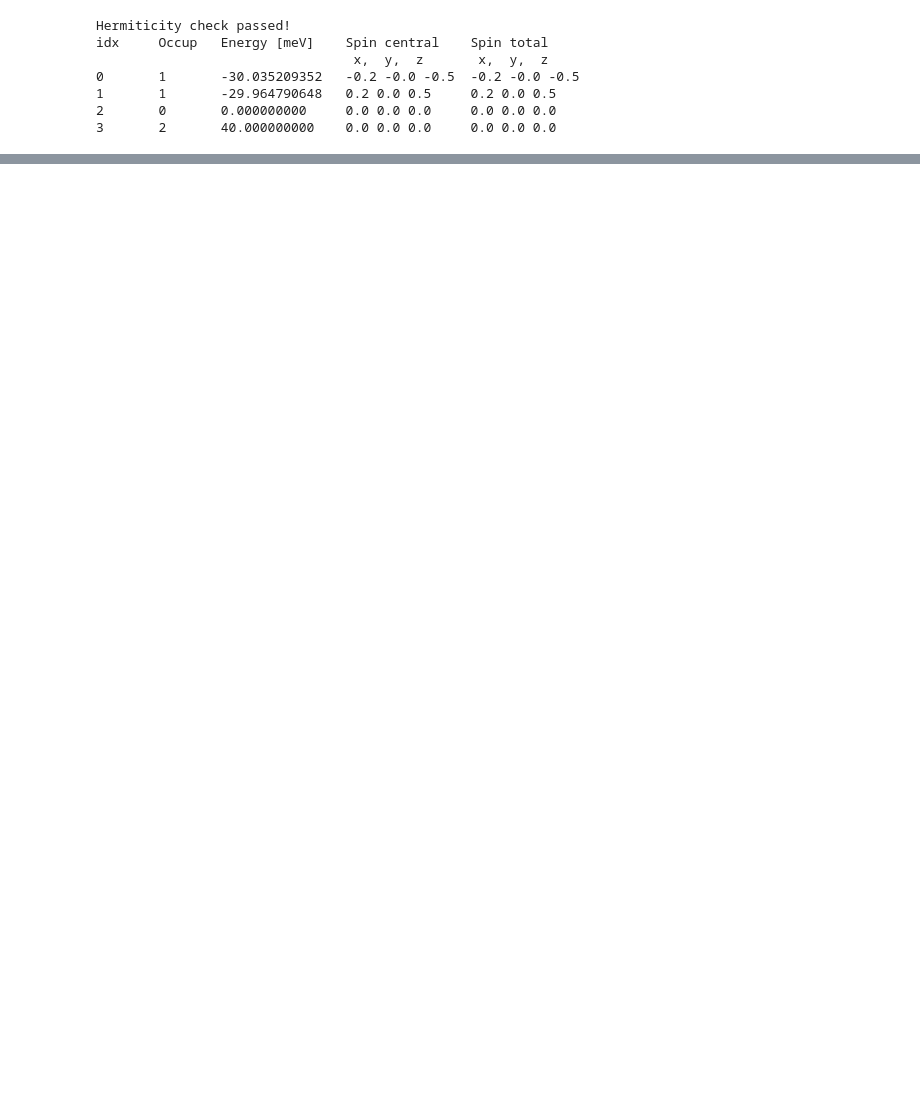
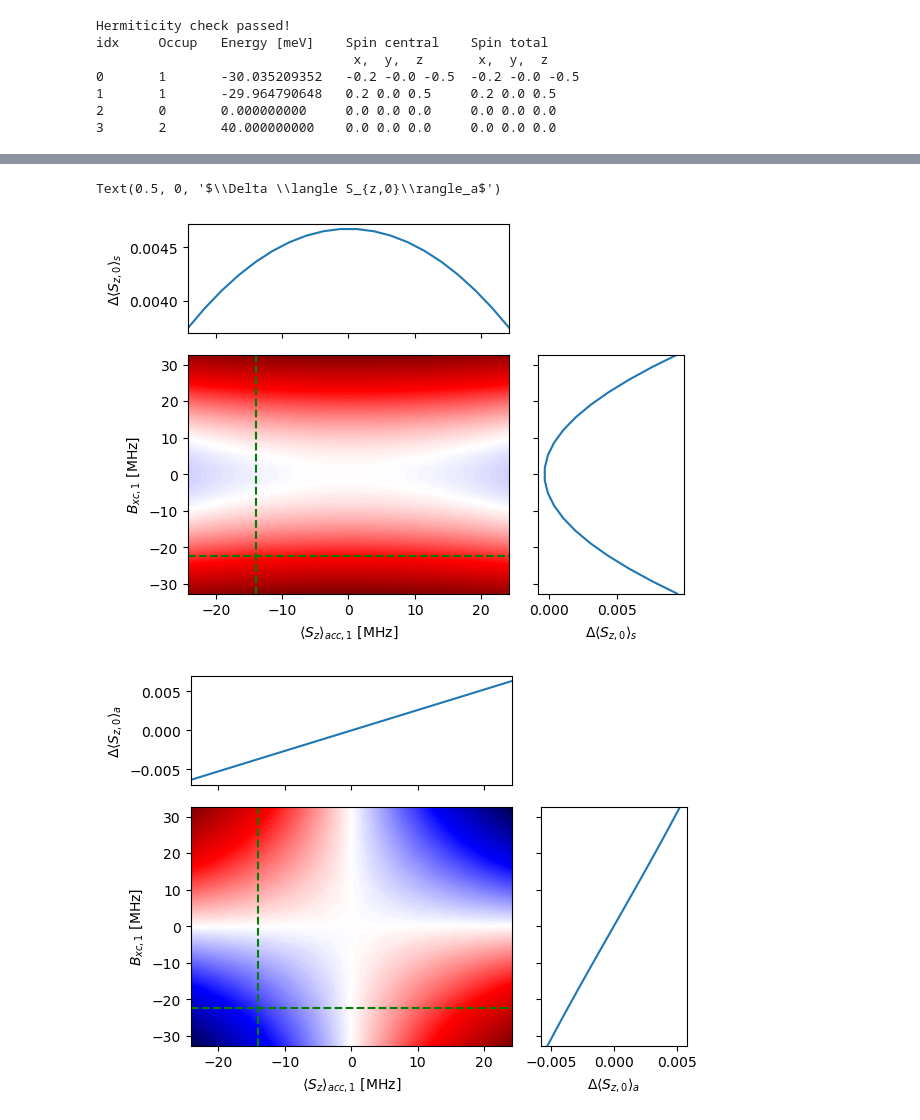
Before and after one commit to matysek00/PyESRSTM, a Jupyter notebook: handcrafter_rates.ipynb, the cells around one changed output, grey strips where cells are left out. Cells and saved outputs as stored; diff of their text form; code cells hidden in the pictures; blank space fills up the shorter version.

```diff
--- a/handcrafter_rates.ipynb
+++ b/handcrafter_rates.ipynb
@@ -25,0 +164,33 @@ Left = Electrode(-25, 0, 0.5, 1.25e-3, 1e-1, 4.5, Nint=1e4, Cutoff=1000)
+# %%
+
+STT_drive = np.linspace(-1,1,20)
+FLT_drive = np.linspace(-1,1,20)
+
+Is = np.empty((len(FLT_drive),len(STT_drive)))
+Ia = np.empty_like(Is)
+gamma = np.empty_like(Is)
+Lamb = np.empty_like(Is)
+
+B1 = np.empty_like(Is)
+T1 = np.empty_like(Is)
+Sz1 = np.empty_like(Is)
+
+popt_S_all = np.empty((len(FLT_drive),len(STT_drive),3,3,4))
+for i, FLT in enumerate(FLT_drive):
+    p0 = None
+    p0_S = None
+    for j, STT in enumerate(STT_drive):
+
+        popt, B1[i,j], Sz1[i,j], popt_S = peak_dyn(FLT, STT, p0, p0_S)
+        Lamb[i,j], gamma[i,j], Is[i,j], Ia[i,j] = popt[:4]
+
+        popt_S_all[i,j] = popt_S[:,:,:4]
+
+        Ia *= np.sign(gamma)
+        gamma *= np.sign(gamma)
+
+
+        p0 = popt
+        p0_S = popt_S
+# %%
+popt_S_all[:,:,:,:,3] *=  np.sign(popt_S_all[:,:,:,:,1])
@@ -25,0 +213,12 @@ Left = Electrode(-25, 0, 0.5, 1.25e-3, 1e-1, 4.5, Nint=1e4, Cutoff=1000)
+# %%
+fig, ax0, ax1, ax2 = plot_cm(Sz1.flatten()*units.Hartree/units.GHz*1000, B1.flatten()*units.Hartree/units.GHz*1000, popt_S_all[:,:,2,1,2].flatten(), 15, 70)
+ax1.set_ylabel(r'$\Delta \langle S_{z,0}\rangle_s$')
+ax2.set_xlabel(r'$\Delta \langle S_{z,0}\rangle_s$')
+
+fig, ax0, ax1, ax2 =  plot_cm(Sz1.flatten()*units.Hartree/units.GHz*1000, B1.flatten()*units.Hartree/units.GHz*1000, popt_S_all[:,:,2,1,3].flatten(), 15, 70)
+ax1.set_ylabel(r'$\Delta \langle S_{z,0}\rangle_a$')
+ax2.set_xlabel(r'$\Delta \langle S_{z,0}\rangle_a$')
+# %% [output]
+Text(0.5, 0, '$\\Delta \\langle S_{z,0}\\rangle_a$')
+[figure, added]
+[figure, added]
```
Also changed, not shown: parts of 11 cells of this notebook, 1 other file.
